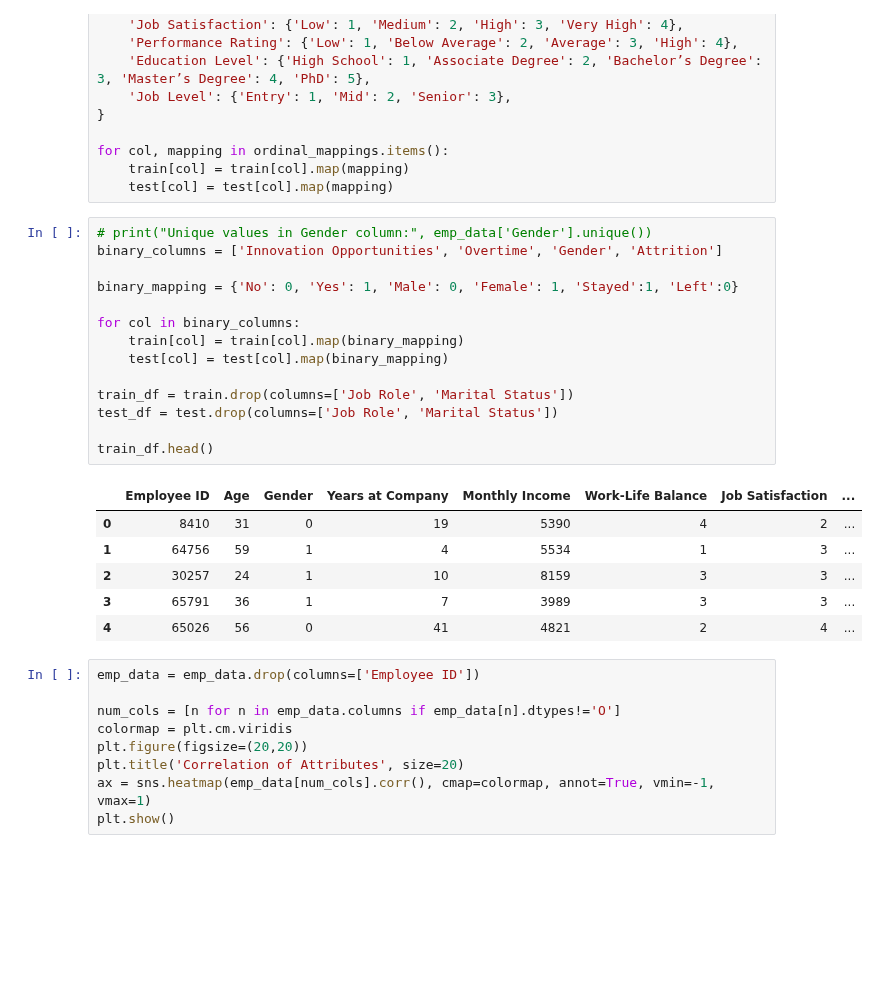
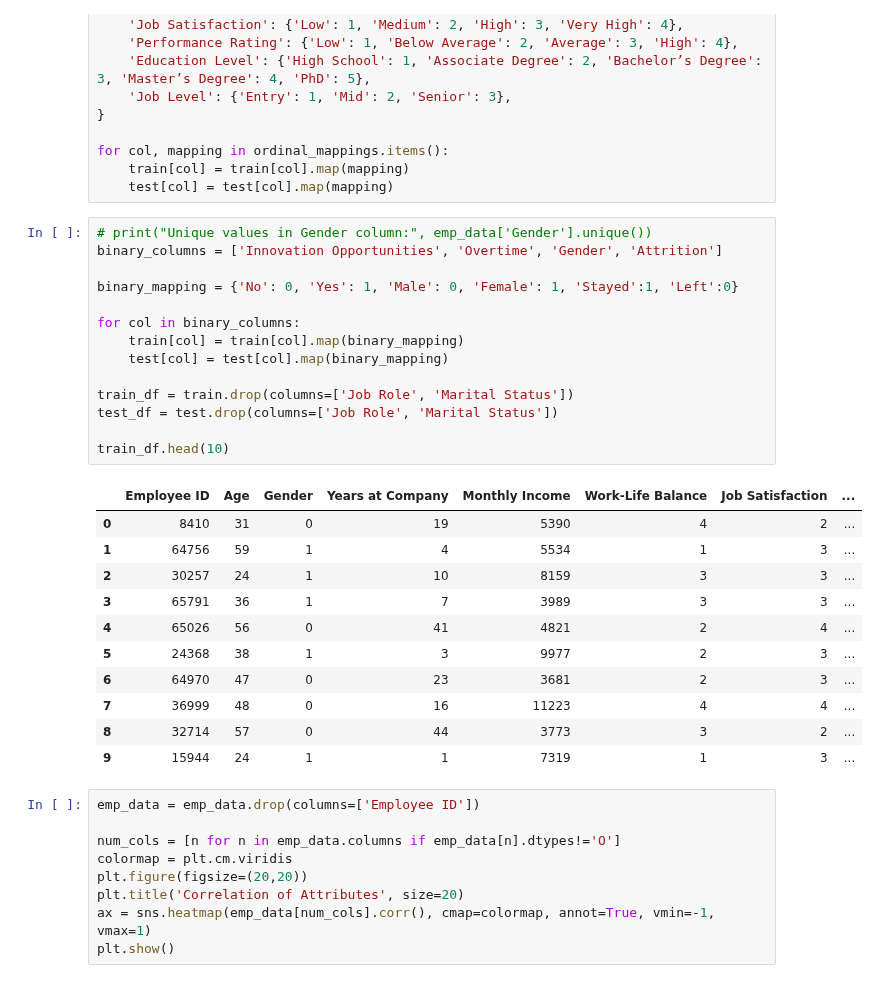
Before and after one commit to hansi-2000/HR-Project_ML, a Jupyter notebook: EMP_Attrition_rate.ipynb, the cells around one changed output. Saved outputs shown, nothing was run; the diff lists cells and outputs as text; blank space fills up the shorter version.

```diff
--- a/EMP_Attrition_rate.ipynb
+++ b/EMP_Attrition_rate.ipynb
@@ -171,24 +171,29 @@ for col, mapping in ordinal_mappings.items():
 # %%
 # print("Unique values in Gender column:", emp_data['Gender'].unique())
 binary_columns = ['Innovation Opportunities', 'Overtime', 'Gender', 'Attrition']
 
 binary_mapping = {'No': 0, 'Yes': 1, 'Male': 0, 'Female': 1, 'Stayed':1, 'Left':0}
 
 for col in binary_columns:
     train[col] = train[col].map(binary_mapping)
     test[col] = test[col].map(binary_mapping)
 
 train_df = train.drop(columns=['Job Role', 'Marital Status'])
 test_df = test.drop(columns=['Job Role', 'Marital Status'])
 
-train_df.head()
+train_df.head(10)
 # %% [output]
 |  | Employee ID | Age | Gender | Years at Company | Monthly Income | Work-Life Balance | Job Satisfaction | ... |
 | 0 | 8410 | 31 | 0 | 19 | 5390 | 4 | 2 | ... |
 | 1 | 64756 | 59 | 1 | 4 | 5534 | 1 | 3 | ... |
 | 2 | 30257 | 24 | 1 | 10 | 8159 | 3 | 3 | ... |
 | 3 | 65791 | 36 | 1 | 7 | 3989 | 3 | 3 | ... |
 | 4 | 65026 | 56 | 0 | 41 | 4821 | 2 | 4 | ... |
+| 5 | 24368 | 38 | 1 | 3 | 9977 | 2 | 3 | ... |
+| 6 | 64970 | 47 | 0 | 23 | 3681 | 2 | 3 | ... |
+| 7 | 36999 | 48 | 0 | 16 | 11223 | 4 | 4 | ... |
+| 8 | 32714 | 57 | 0 | 44 | 3773 | 3 | 2 | ... |
+| 9 | 15944 | 24 | 1 | 1 | 7319 | 1 | 3 | ... |
 # %%
 emp_data = emp_data.drop(columns=['Employee ID'])
 
```
Also changed, not shown: parts of 2 cells of this notebook.
